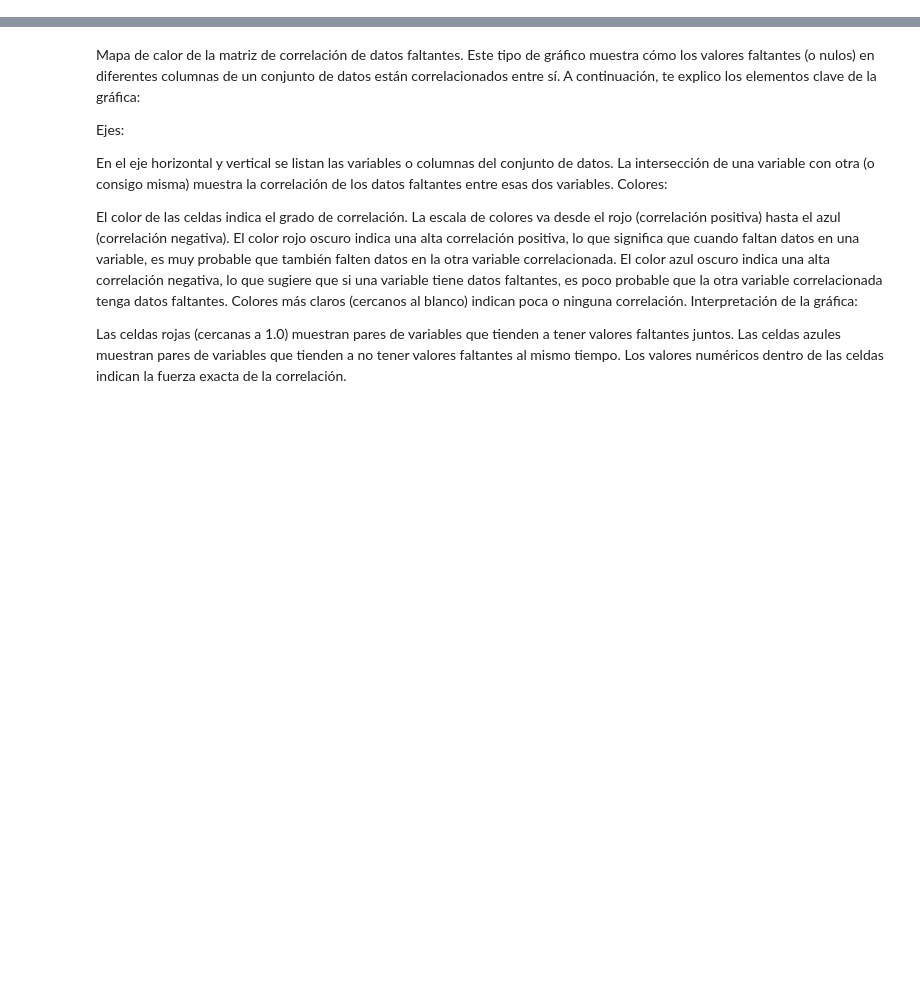
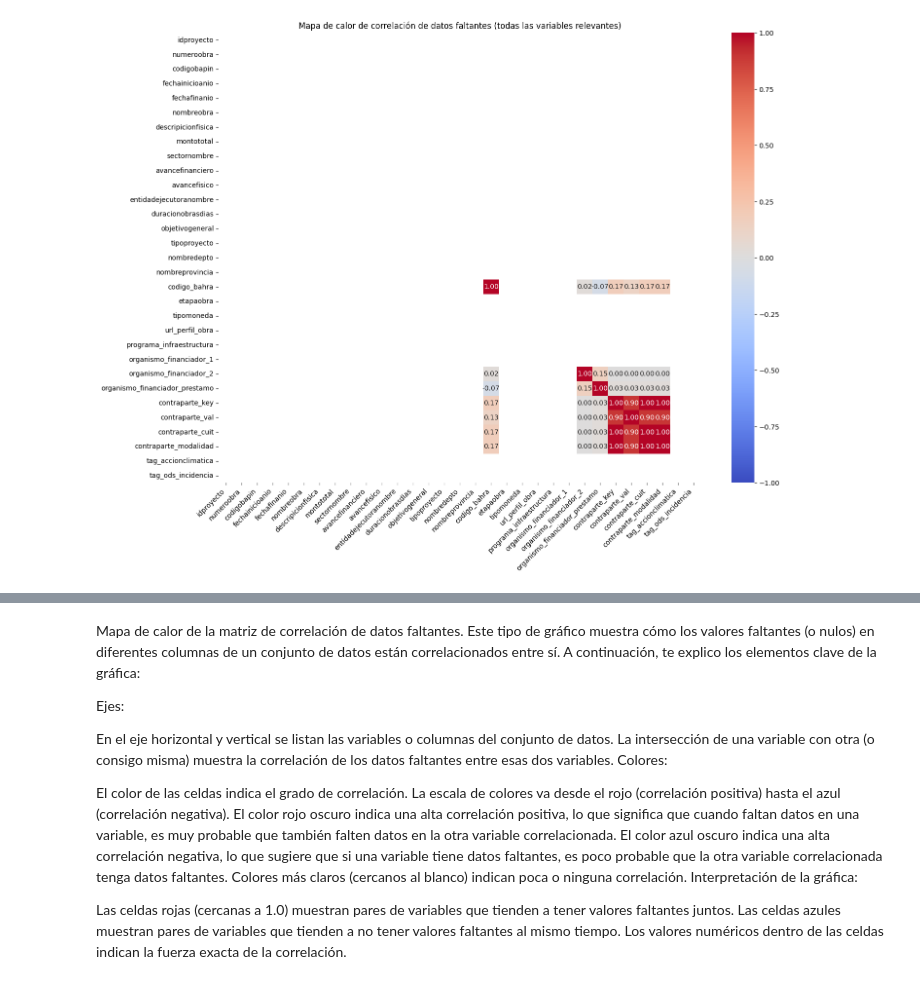
Before and after one commit to ingcarlosleon/data-Mapainversiones, a Jupyter notebook: Caso_de_Uso.ipynb, the cells around one changed output, grey strips where cells are left out. Cells and saved outputs as stored; diff of their text form; code cells hidden in the pictures; blank space fills up the shorter version.

```diff
--- a/Caso_de_Uso.ipynb
+++ b/Caso_de_Uso.ipynb
@@ -164,2 +210,19 @@ plt.show()
+# %%
+import seaborn as sns
+import matplotlib.pyplot as plt
+
+# Aumentar el tamaño de la figura
+plt.figure(figsize=(16, 12))
+
+# Crear el mapa de calor con etiquetas rotadas en el eje X
+sns.heatmap(Correlacion_Faltantes, cmap='coolwarm', annot=True, fmt=".2f", vmin=-1, vmax=1)
+plt.title('Mapa de calor de correlación de datos faltantes (todas las variables relevantes)')
+
+# Rotar las etiquetas del eje X para mejorar la legibilidad
+plt.xticks(rotation=45, ha='right')
+
+plt.show()
+# %% [output]
+[figure, added]
 # %%
 #A continuación, validamos si existe algún patrón de ausencia en los datos
```
Also changed, not shown: parts of 18 cells of this notebook.
